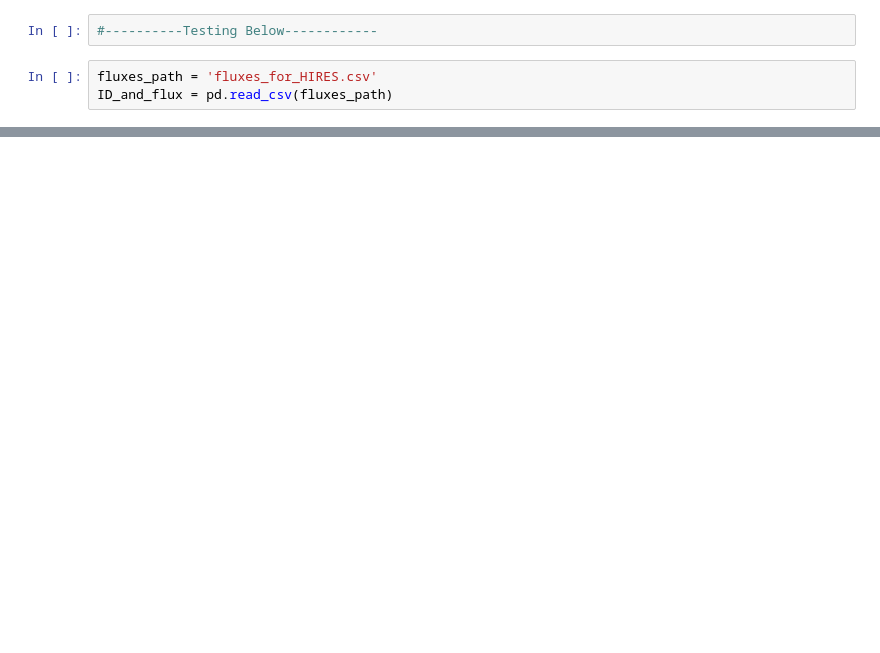
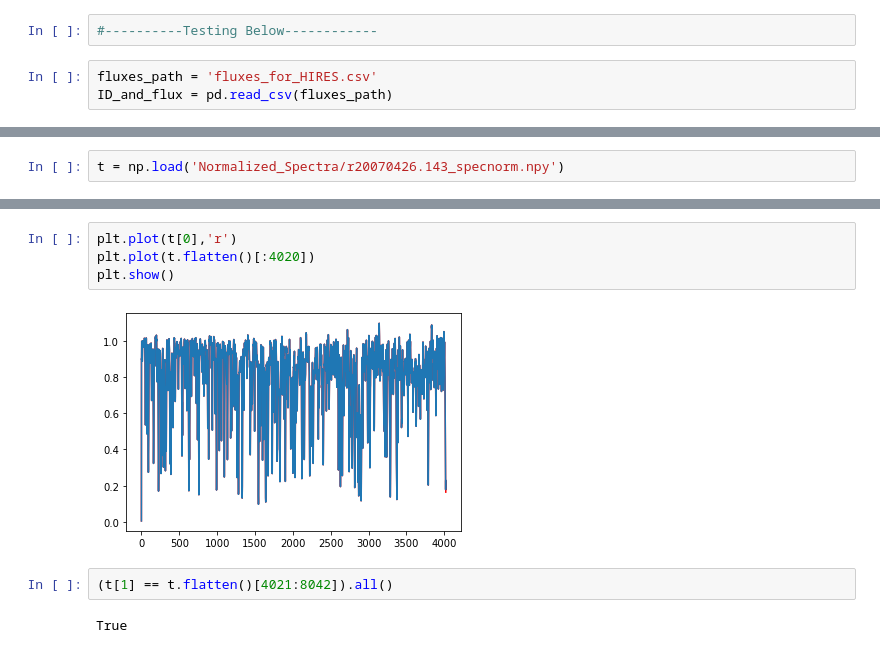
Before and after one commit to jgussman/CHIP, a Jupyter notebook: NoteBooks/main.ipynb, the cells around one changed output, grey strips where cells are left out. Cells and saved outputs as stored; diff of their text form; blank space fills up the shorter version.

```diff
--- a/NoteBooks/main.ipynb
+++ b/NoteBooks/main.ipynb
@@ -419,0 +481,2 @@ np.mean([1,2])
+# %%
+t = np.load('Normalized_Spectra/r20070426.143_specnorm.npy')
@@ -419,0 +487,10 @@ np.mean([1,2])
+# %%
+plt.plot(t[0],'r')
+plt.plot(t.flatten()[:4020])
+plt.show()
+# %% [output]
+[figure, added]
+# %%
+(t[1] == t.flatten()[4021:8042]).all()
+# %% [output]
+True
```
Also changed, not shown: parts of 15 cells of this notebook, 17 other files.
